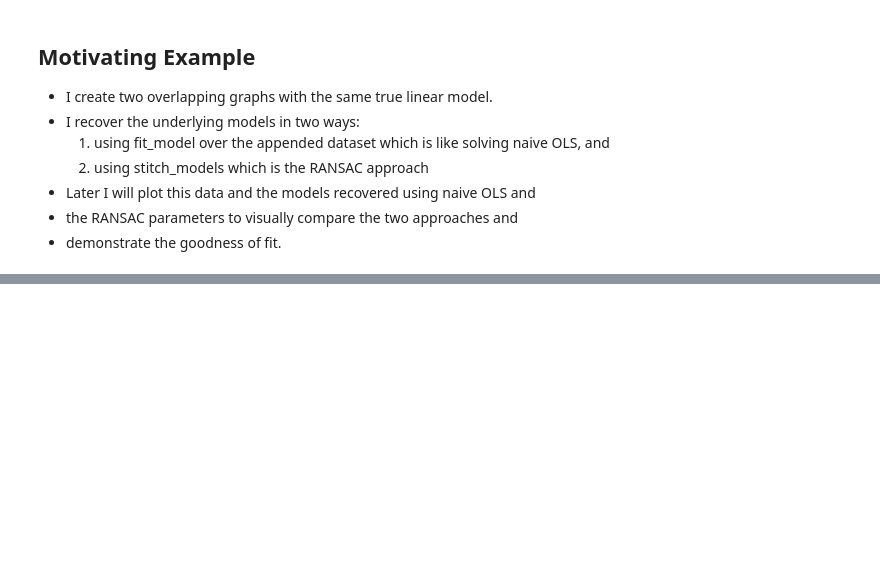
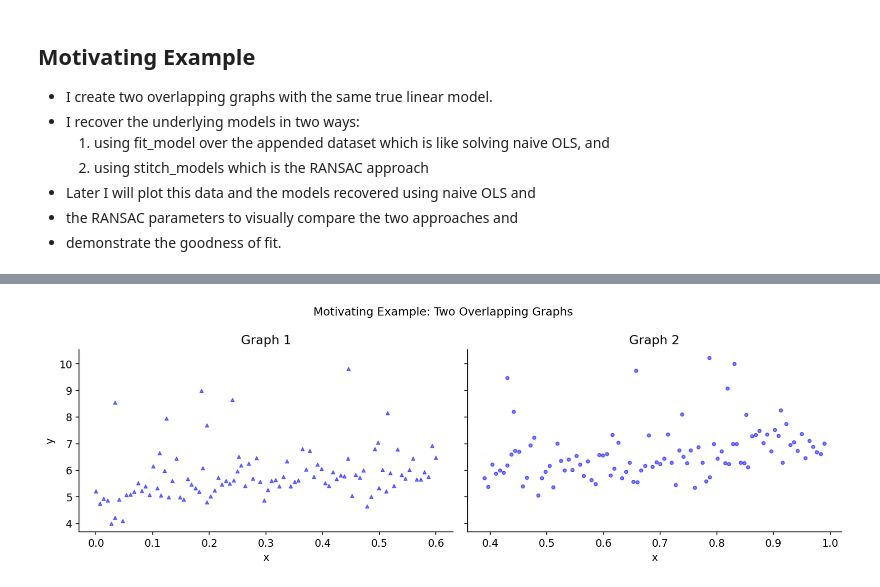
Before and after one commit to arshsinghphd/RANSAC-analysis, a Jupyter notebook: empirical_analysis/ransac_notebook.ipynb, the cells around one changed output, grey strips where cells are left out. Cells and saved outputs as stored; diff of their text form; code cells hidden in the pictures; blank space fills up the shorter version.

```diff
--- a/empirical_analysis/ransac_notebook.ipynb
+++ b/empirical_analysis/ransac_notebook.ipynb
@@ -544,0 +497,16 @@ plt.show()
+# %%
+# raw data
+fig, (ax_l, ax_r) = plt.subplots(1, 2, figsize=(12, 4), sharey=True)
+ax_l.scatter(g1["x"], g1["y"], s=12, alpha=0.5, marker="^", color="blue")
+ax_l.set_title("Graph 1")
+ax_l.set_xlabel("x")
+ax_l.set_ylabel("y")
+ax_r.scatter(g2["x"], g2["y"], s=12, alpha=0.5, color="blue")
+ax_r.set_title("Graph 2")
+ax_r.set_xlabel("x")
+fig.suptitle("Motivating Example: Two Overlapping Graphs", fontsize=12)
+plt.tight_layout()
+plt.savefig(f"{FIG_DIR}/example_data.png", dpi=150)
+plt.show()
+# %% [output]
+[figure, added]
```
Also changed, not shown: parts of 13 cells of this notebook.
